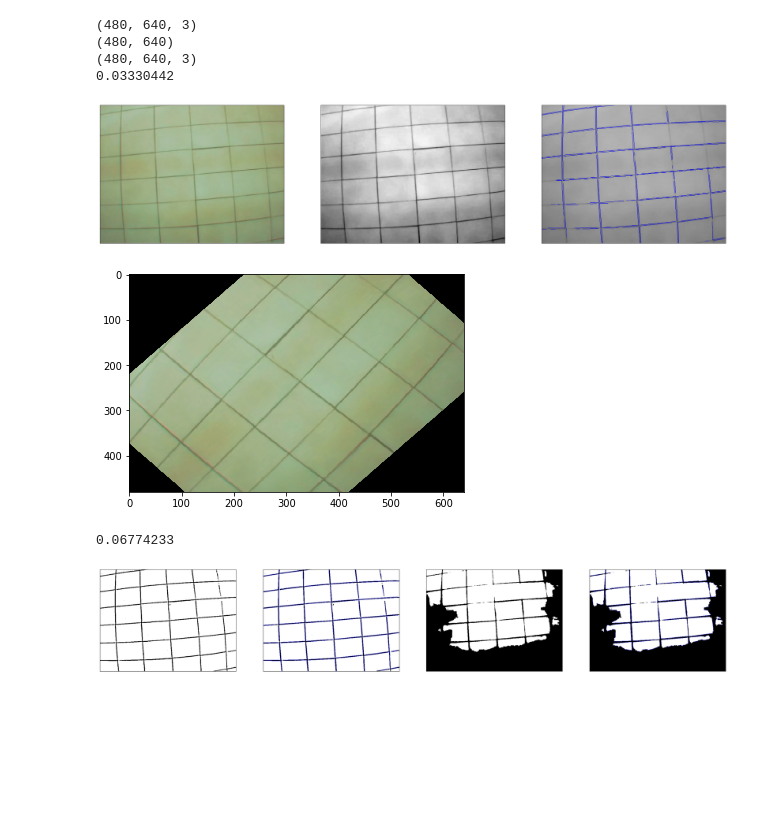
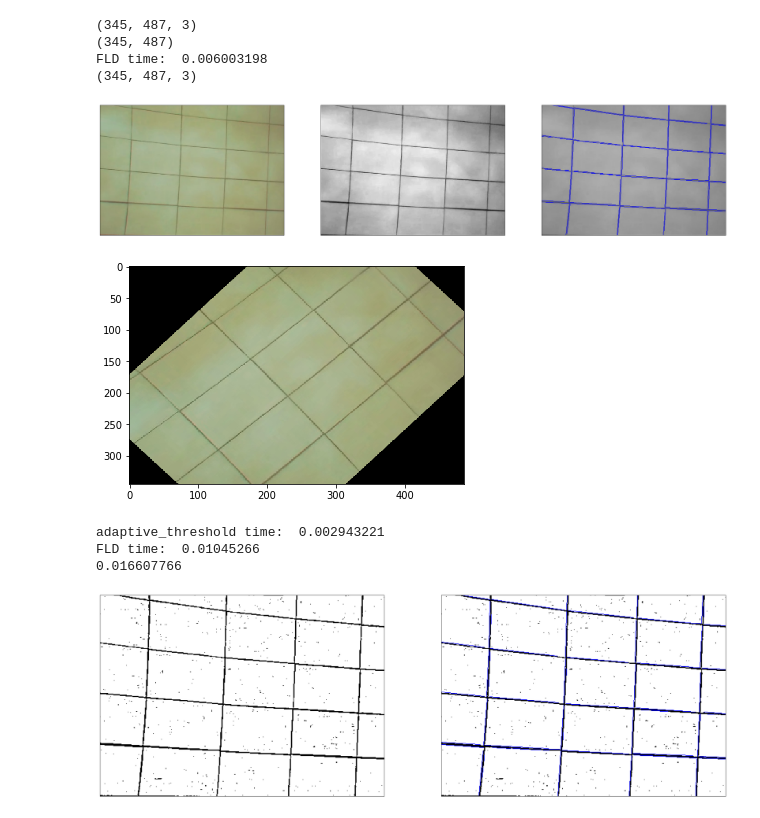
Before and after one commit to vladushked/tile_position, a Jupyter notebook: python/test.ipynb, the cells around one changed output. Drawn from its saved outputs; the diff is of its cells as text; code cells hidden in the pictures; blank space fills up the shorter version.

```diff
--- a/python/test.ipynb
+++ b/python/test.ipynb
@@ -16,34 +20,29 @@ def FLD(image):
     return line_on_image
 # %%
-IMAGE_PATH = '../images/frame_0.jpg'
-
-e1 = cv2.getTickCount()
+IMAGE_PATH = '../images/calib/frame_9.jpg'
 
 img = cv2.imread(IMAGE_PATH)
 print(img.shape)
 gray = cv2.cvtColor(img,cv2.COLOR_BGR2GRAY)
 print(gray.shape)
+
 img_with_lines = FLD(gray)
 print(img_with_lines.shape)
-
-e2 = cv2.getTickCount()
-time = (e2 - e1)/ cv2.getTickFrequency()
-print(time)
 
 images = [img, gray, img_with_lines]
 
 fig = plt.figure(figsize=(32,24))
 
 for i in range(len(images)):
     fig.add_subplot(1, 3, i + 1)
     plt.imshow(images[i],'gray')
     plt.xticks([]),plt.yticks([])
 # %% [output]
-(480, 640, 3)
-(480, 640)
-(480, 640, 3)
-0.03330442
+(345, 487, 3)
+(345, 487)
+FLD time:  0.006003198
+(345, 487, 3)
-[figure, old version]
+[figure, new version]
 # %%
 def rotate(image, angle):
     rows,cols = image.shape
@@ -55,7 +54,7 @@ def rotate(image, angle):
 rotated = rotate(gray, 45)
 print_image(rotated)
 # %% [output]
-[figure, old version]
+[figure, new version]
 # %%
 def adaptive_threshold(image):
     e1 = cv2.getTickCount()
@@ -70,15 +69,14 @@ def otsu_threshold(image):
 # %%
 e1 = cv2.getTickCount()
 
-th, otsu = threshold(gray)
+th = adaptive_threshold(gray)
 th_lines = FLD(th)
-otsu_lines = FLD(otsu)
 
 e2 = cv2.getTickCount()
 time = (e2 - e1)/ cv2.getTickFrequency()
 print(time)
 
-images = [th, th_lines, otsu, otsu_lines]
+images = [th, th_lines]
 
 fig = plt.figure(figsize=(32,24))
 
@@ -87,8 +85,10 @@ for i in range(len(images)):
     plt.xticks([]),plt.yticks([])
     plt.imshow(images[i],'gray')
 # %% [output]
-0.06774233
+adaptive_threshold time:  0.002943221
+FLD time:  0.01045266
+0.016607766
-[figure, old version]
+[figure, new version]
 # %%
 def gauss_blur(image):
     e1 = cv2.getTickCount()
```
Also changed, not shown: parts of 9 cells of this notebook, 36 other files.
